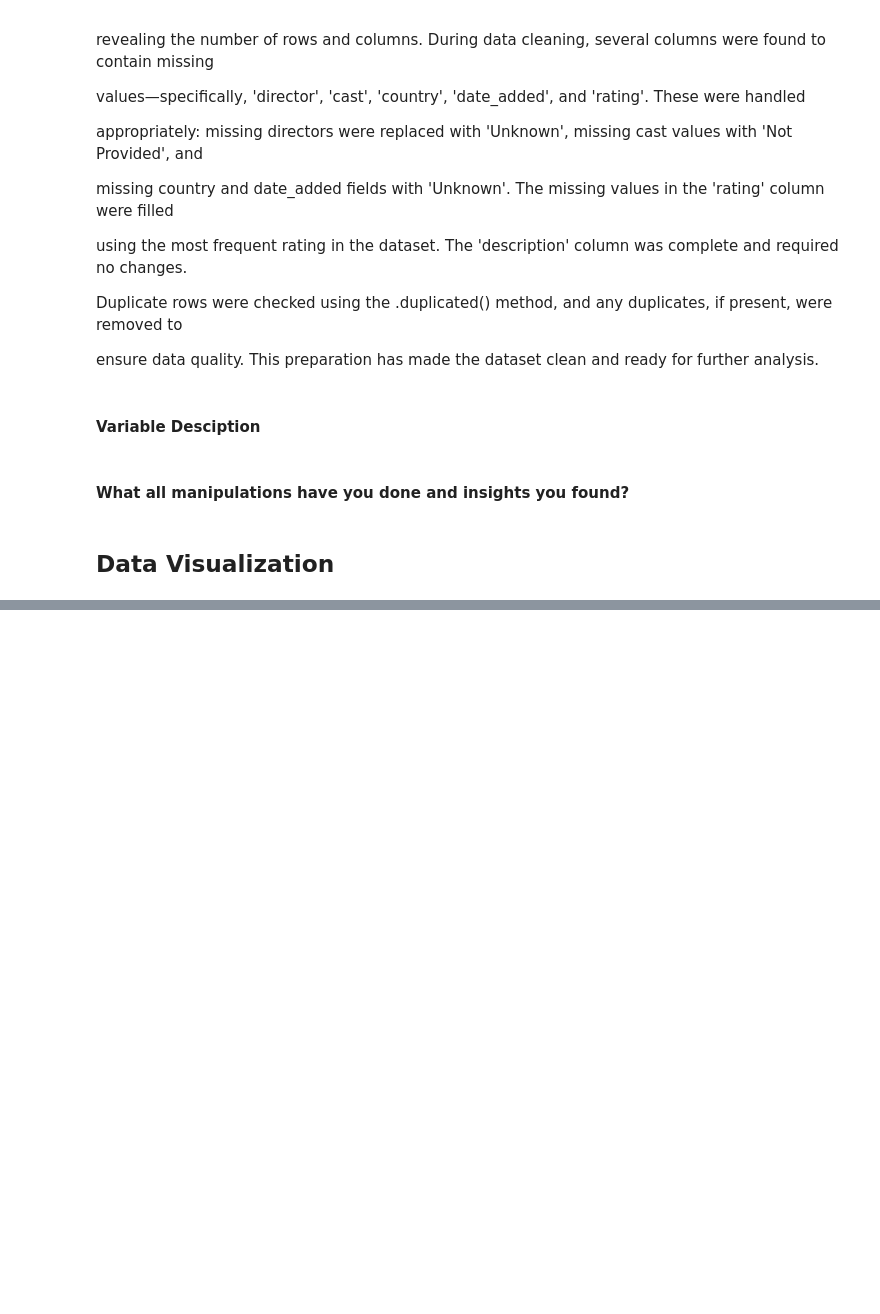
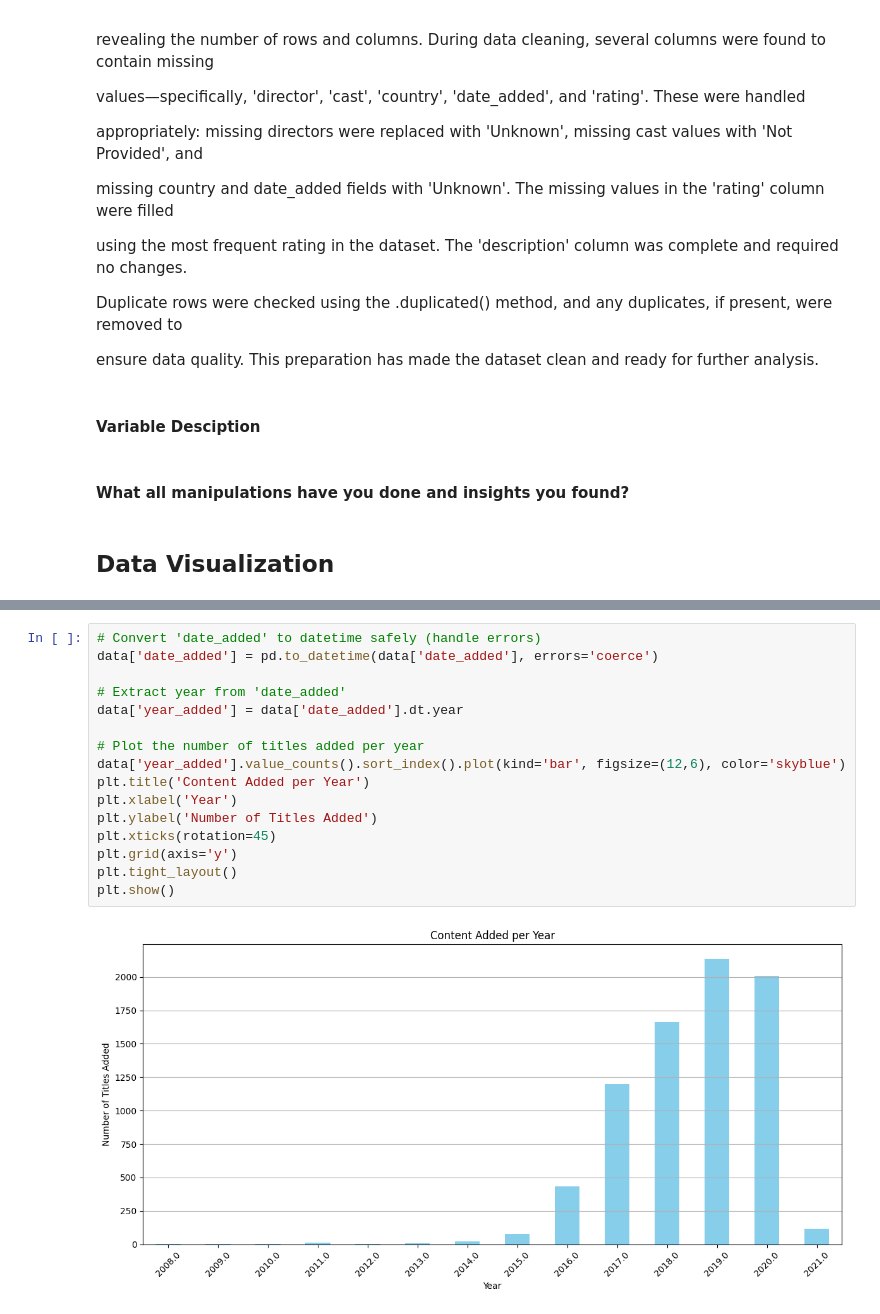
Before and after one commit to neha-dhananju/Netflix_project, a Jupyter notebook: notebooks/research.ipynb, the cells around one changed output, grey strips where cells are left out. Drawn from its saved outputs; the diff is of its cells as text; blank space fills up the shorter version.

```diff
--- a/notebooks/research.ipynb
+++ b/notebooks/research.ipynb
@@ -201,0 +241,18 @@ ensure data quality. This preparation has made the dataset clean and ready for f
+# %%
+# Convert 'date_added' to datetime safely (handle errors)
+data['date_added'] = pd.to_datetime(data['date_added'], errors='coerce')
+
+# Extract year from 'date_added'
+data['year_added'] = data['date_added'].dt.year
+
+# Plot the number of titles added per year
+data['year_added'].value_counts().sort_index().plot(kind='bar', figsize=(12,6), color='skyblue')
+plt.title('Content Added per Year')
+plt.xlabel('Year')
+plt.ylabel('Number of Titles Added')
+plt.xticks(rotation=45)
+plt.grid(axis='y')
+plt.tight_layout()
+plt.show()
+# %% [output]
+[figure, added]
```
Also changed, not shown: parts of 6 cells of this notebook.
